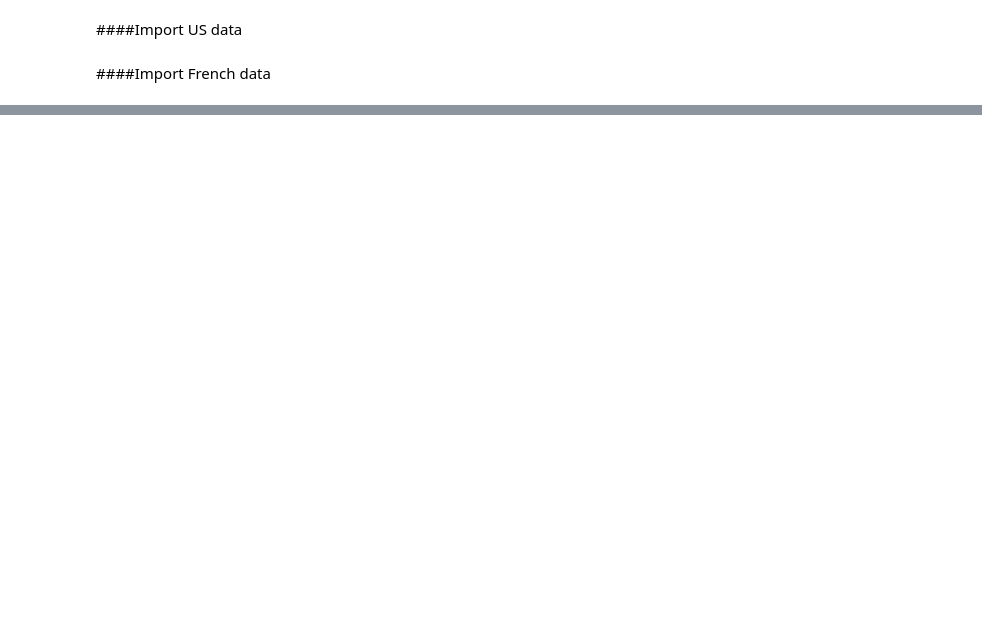
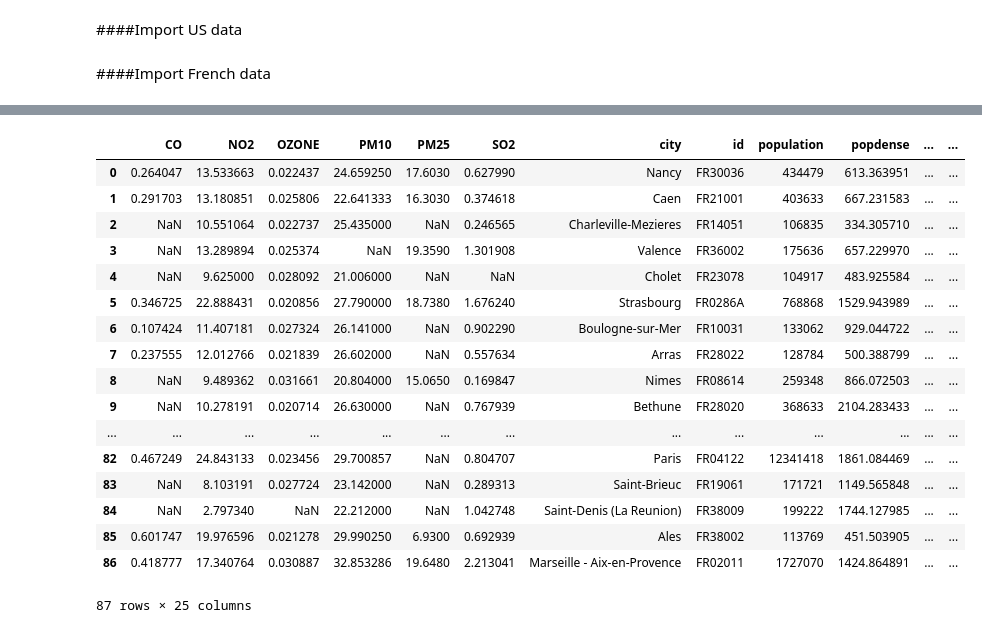
Before and after one commit to mchaffin17/AirPollutionFinalProject, a Jupyter notebook: UnsupervisedLearning_pt2.ipynb, the cells around one changed output, grey strips where cells are left out. Saved outputs shown, nothing was run; the diff lists cells and outputs as text; code cells hidden in the pictures; blank space fills up the shorter version.

```diff
--- a/UnsupervisedLearning_pt2.ipynb
+++ b/UnsupervisedLearning_pt2.ipynb
@@ -153,0 +24,2 @@ if french_clusts[]
+# %%
+france = pd.read_csv('FranceYearDat.csv')
@@ -153,0 +235,21 @@ if french_clusts[]
+# %%
+france
+# %% [output]
+|  | CO | NO2 | OZONE | PM10 | PM25 | SO2 | city | id | population | popdense | ... | ... |
+| 0 | 0.264047 | 13.533663 | 0.022437 | 24.659250 | 17.6030 | 0.627990 | Nancy | FR30036 | 434479 | 613.363951 | ... | ... |
+| 1 | 0.291703 | 13.180851 | 0.025806 | 22.641333 | 16.3030 | 0.374618 | Caen | FR21001 | 403633 | 667.231583 | ... | ... |
+| 2 | NaN | 10.551064 | 0.022737 | 25.435000 | NaN | 0.246565 | Charleville-Mezieres | FR14051 | 106835 | 334.305710 | ... | ... |
+| 3 | NaN | 13.289894 | 0.025374 | NaN | 19.3590 | 1.301908 | Valence | FR36002 | 175636 | 657.229970 | ... | ... |
+| 4 | NaN | 9.625000 | 0.028092 | 21.006000 | NaN | NaN | Cholet | FR23078 | 104917 | 483.925584 | ... | ... |
+| 5 | 0.346725 | 22.888431 | 0.020856 | 27.790000 | 18.7380 | 1.676240 | Strasbourg | FR0286A | 768868 | 1529.943989 | ... | ... |
+| 6 | 0.107424 | 11.407181 | 0.027324 | 26.141000 | NaN | 0.902290 | Boulogne-sur-Mer | FR10031 | 133062 | 929.044722 | ... | ... |
+| 7 | 0.237555 | 12.012766 | 0.021839 | 26.602000 | NaN | 0.557634 | Arras | FR28022 | 128784 | 500.388799 | ... | ... |
+| 8 | NaN | 9.489362 | 0.031661 | 20.804000 | 15.0650 | 0.169847 | Nimes | FR08614 | 259348 | 866.072503 | ... | ... |
+| 9 | NaN | 10.278191 | 0.020714 | 26.630000 | NaN | 0.767939 | Bethune | FR28020 | 368633 | 2104.283433 | ... | ... |
+| ... | ... | ... | ... | ... | ... | ... | ... | ... | ... | ... | ... | ... |
+| 82 | 0.467249 | 24.843133 | 0.023456 | 29.700857 | NaN | 0.804707 | Paris | FR04122 | 12341418 | 1861.084469 | ... | ... |
+| 83 | NaN | 8.103191 | 0.027724 | 23.142000 | NaN | 0.289313 | Saint-Brieuc | FR19061 | 171721 | 1149.565848 | ... | ... |
+| 84 | NaN | 2.797340 | NaN | 22.212000 | NaN | 1.042748 | Saint-Denis (La Reunion) | FR38009 | 199222 | 1744.127985 | ... | ... |
+| 85 | 0.601747 | 19.976596 | 0.021278 | 29.990250 | 6.9300 | 0.692939 | Ales | FR38002 | 113769 | 451.503905 | ... | ... |
+| 86 | 0.418777 | 17.340764 | 0.030887 | 32.853286 | 19.6480 | 2.213041 | Marseille - Aix-en-Provence | FR02011 | 1727070 | 1424.864891 | ... | ... |
+87 rows × 25 columns
```
Also changed, not shown: parts of 59 cells of this notebook, 1 other file.
